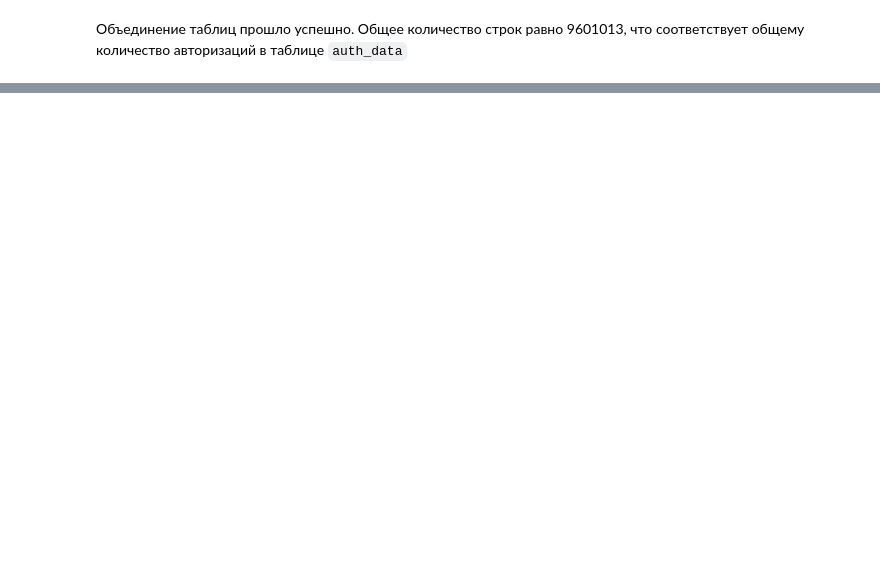
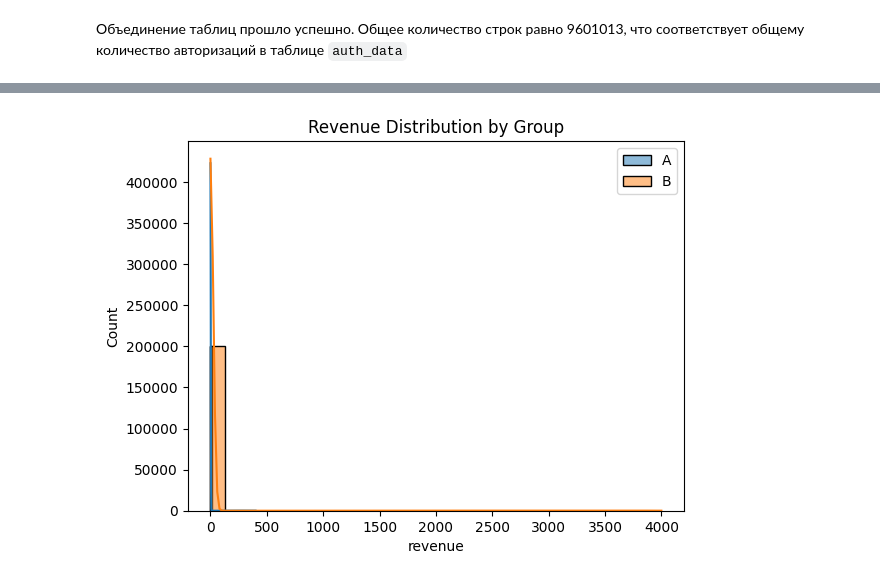
Before and after one commit to v9cheslav/mobile_app_analysis, a Jupyter notebook: mobile_app_analysis.ipynb, the cells around one changed output, grey strips where cells are left out. Saved outputs shown, nothing was run; the diff lists cells and outputs as text; code cells hidden in the pictures; blank space fills up the shorter version.

```diff
--- a/mobile_app_analysis.ipynb
+++ b/mobile_app_analysis.ipynb
@@ -212,0 +46,13 @@ app_data.shape
+# %%
+# Define a function for loading files using Google Drive
+def gdrive_download(url: str):
+    """
+     Downloads a file from a public Google Drive link using gdown and saves it.
+    """
+    match = re.search(r'/d/([a-zA-Z0-9_-]+)', url)
+    if not match:
+        raise ValueError("Unable to extract file_id from the URL. Make sure it follows the format /file/d/FILE_ID/")
+
+    file_id = match.group(1)
+
+    return gdown.download(id=file_id, quiet=False, use_cookies=False, fuzzy=True)
@@ -892,0 +517,3 @@ np.float64(890.7407407407406)
+# %%
+# Prepare the link to the A/B test dataset
+ab_data_url = gdrive_download('https://drive.google.com/file/d/1PfGlnjL1RhRJ3UN7jUtOzjnN516oRCCD')
@@ -892,0 +701,8 @@ np.float64(890.7407407407406)
+# %%
+sns.histplot(filtered_a_data['revenue'], label='A', kde=True, bins=30)
+sns.histplot(b_data['revenue'], label='B', kde=True, bins=30)
+
+plt.legend()
+plt.title('Revenue Distribution by Group');
+# %% [output]
+[figure, added]
```
Also changed, not shown: parts of 175 cells of this notebook.
